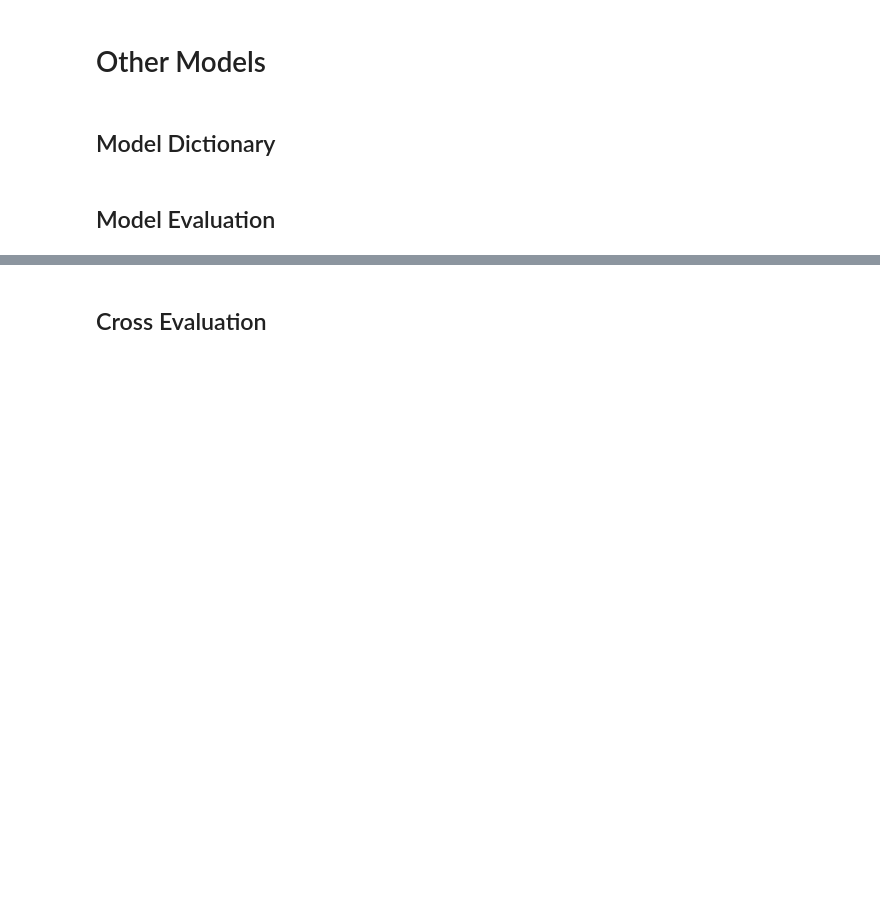
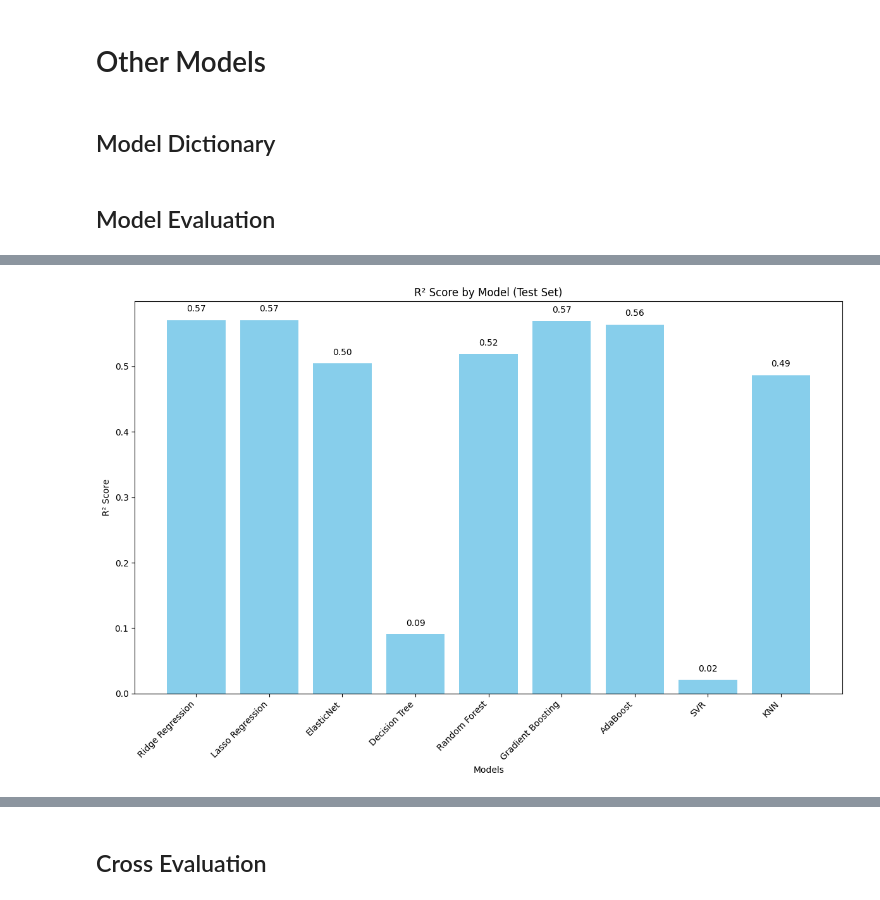
Before and after one commit to Elixirman/Flexi_Gen_AI_DS, a Jupyter notebook: LineaReg_House_Price_Prediction.ipynb, the cells around one changed output, grey strips where cells are left out. Cells and saved outputs as stored; diff of their text form; code cells hidden in the pictures; blank space fills up the shorter version.

```diff
--- a/LineaReg_House_Price_Prediction.ipynb
+++ b/LineaReg_House_Price_Prediction.ipynb
@@ -827,3 +897,40 @@ Test RMSE: 54854.37
 Train R²: 0.65
 Test R²: 0.49
 ------------------------------
+# %%
+
+import matplotlib.pyplot as plt
+
+# Store the R² scores for each model
+r2_scores_test = []
+model_names = []
+
+# Evaluate each model
+for name, model in models.items():
+    model.fit(x_train_scaled_df, y_train)
+    y_pred_test = model.predict(x_test_scaled_df)
+
+    test_r2 = r2_score(y_test, y_pred_test)
+
+    # Append R² scores and model names
+    r2_scores_test.append(test_r2)
+    model_names.append(name)
+
+# Plot the R² scores
+plt.figure(figsize=(12, 8))
+plt.bar(model_names, r2_scores_test, color='skyblue')
+
+# Add titles and labels
+plt.xlabel('Models')
+plt.ylabel('R² Score')
+plt.title('R² Score by Model (Test Set)')
+plt.xticks(rotation=45, ha="right")
+
+# Annotate bars with the R² scores
+for i, v in enumerate(r2_scores_test):
+    plt.text(i, v + 0.01, f"{v:.2f}", ha='center', va='bottom')
+
+plt.tight_layout()
+plt.show()
+# %% [output]
+[figure, added]
```
Also changed, not shown: parts of 35 cells of this notebook.
